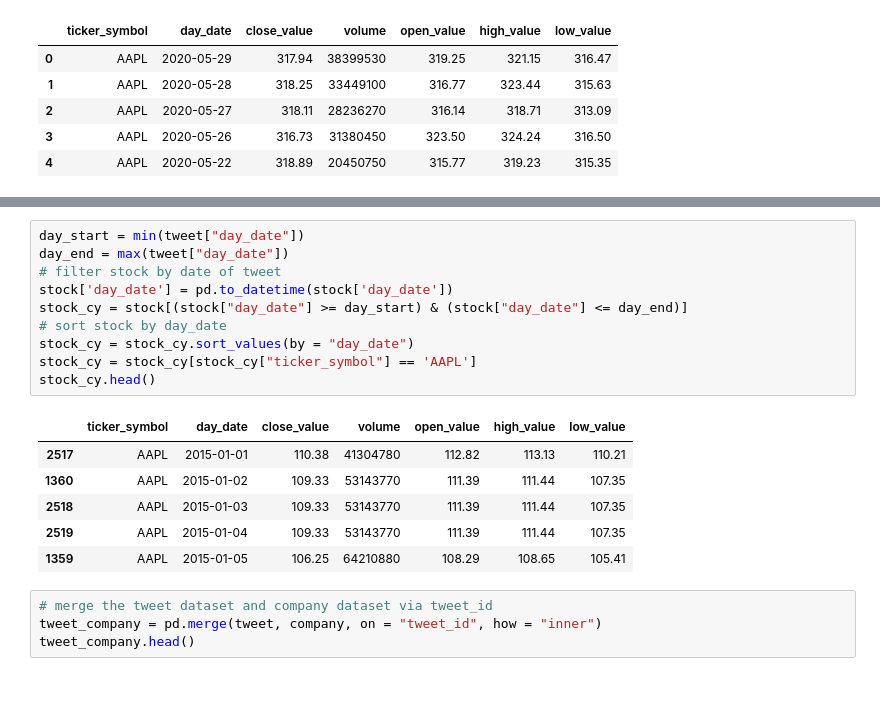
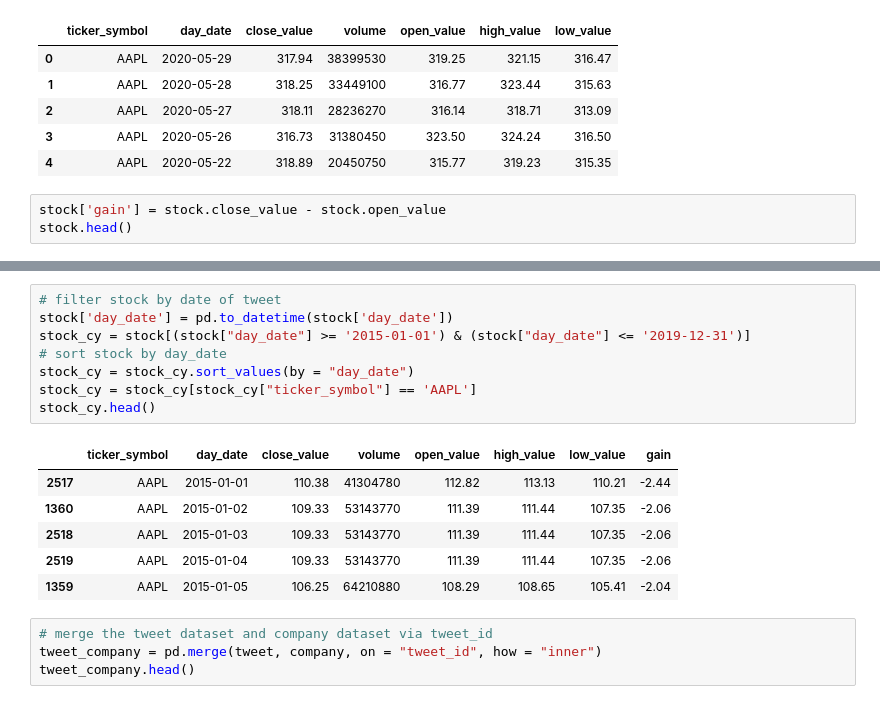
Before and after one commit to francestang1117/Sentiment-Analysis-of-Apple-company, a Jupyter notebook: code.ipynb, the cells around one changed output, grey strips where cells are left out. Saved outputs shown, nothing was run; the diff lists cells and outputs as text.

```diff
--- a/code.ipynb
+++ b/code.ipynb
@@ -56,3 +59,6 @@ stock.head()
 | 2 | AAPL | 2020-05-27 | 318.11 | 28236270 | 316.14 | 318.71 | 313.09 |
 | 3 | AAPL | 2020-05-26 | 316.73 | 31380450 | 323.50 | 324.24 | 316.50 |
 | 4 | AAPL | 2020-05-22 | 318.89 | 20450750 | 315.77 | 319.23 | 315.35 |
+# %%
+stock['gain'] = stock.close_value - stock.open_value
+stock.head()
@@ -59,20 +72,18 @@ stock.head()
 # %%
-day_start = min(tweet["day_date"])
-day_end = max(tweet["day_date"])
 # filter stock by date of tweet
 stock['day_date'] = pd.to_datetime(stock['day_date'])
-stock_cy = stock[(stock["day_date"] >= day_start) & (stock["day_date"] <= day_end)]
+stock_cy = stock[(stock["day_date"] >= '2015-01-01') & (stock["day_date"] <= '2019-12-31')]
 # sort stock by day_date
 stock_cy = stock_cy.sort_values(by = "day_date")
 stock_cy = stock_cy[stock_cy["ticker_symbol"] == 'AAPL']
 stock_cy.head()
 # %% [output]
-|  | ticker_symbol | day_date | close_value | volume | open_value | high_value | low_value |
-| 2517 | AAPL | 2015-01-01 | 110.38 | 41304780 | 112.82 | 113.13 | 110.21 |
-| 1360 | AAPL | 2015-01-02 | 109.33 | 53143770 | 111.39 | 111.44 | 107.35 |
-| 2518 | AAPL | 2015-01-03 | 109.33 | 53143770 | 111.39 | 111.44 | 107.35 |
-| 2519 | AAPL | 2015-01-04 | 109.33 | 53143770 | 111.39 | 111.44 | 107.35 |
-| 1359 | AAPL | 2015-01-05 | 106.25 | 64210880 | 108.29 | 108.65 | 105.41 |
+|  | ticker_symbol | day_date | close_value | volume | open_value | high_value | low_value | gain |
+| 2517 | AAPL | 2015-01-01 | 110.38 | 41304780 | 112.82 | 113.13 | 110.21 | -2.44 |
+| 1360 | AAPL | 2015-01-02 | 109.33 | 53143770 | 111.39 | 111.44 | 107.35 | -2.06 |
+| 2518 | AAPL | 2015-01-03 | 109.33 | 53143770 | 111.39 | 111.44 | 107.35 | -2.06 |
+| 2519 | AAPL | 2015-01-04 | 109.33 | 53143770 | 111.39 | 111.44 | 107.35 | -2.06 |
+| 1359 | AAPL | 2015-01-05 | 106.25 | 64210880 | 108.29 | 108.65 | 105.41 | -2.04 |
 # %%
 # merge the tweet dataset and company dataset via tweet_id
 tweet_company = pd.merge(tweet, company, on = "tweet_id", how = "inner")
```
Also changed, not shown: parts of 58 cells of this notebook, 1 other file.
